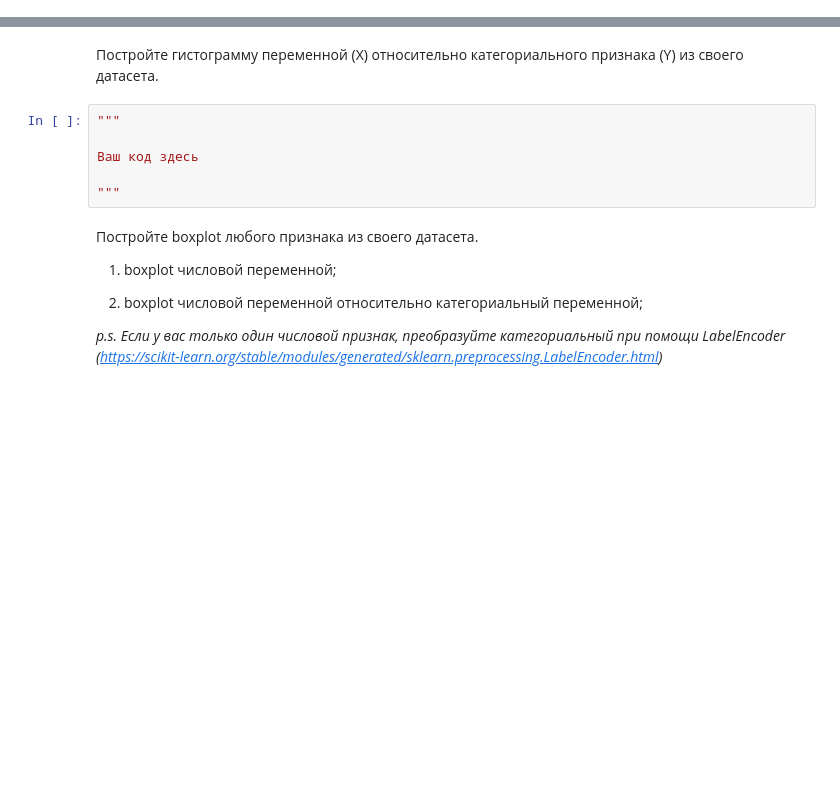
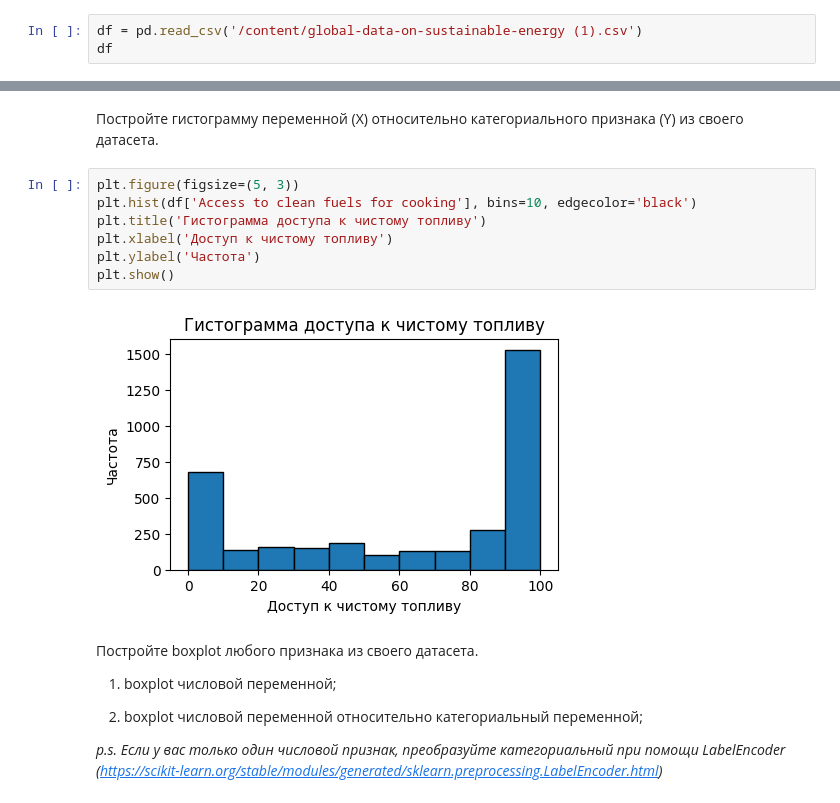
Before and after one commit to MaximRubbit2/-, a Jupyter notebook: Копия_блокнота_"Задание_2_ipynb".ipynb, the cells around one changed output, grey strips where cells are left out. Drawn from its saved outputs; the diff is of its cells as text; blank space fills up the shorter version.

```diff
--- a/Копия_блокнота_"Задание_2_ipynb".ipynb
+++ b/Копия_блокнота_"Задание_2_ipynb".ipynb
@@ -47,0 +47,3 @@ std
+# %%
+df = pd.read_csv('/content/global-data-on-sustainable-energy (1).csv')
+df
@@ -72,12 +135,15 @@ Example: видим, что среднее и отклонение различ
 ##Основы визуализации
 # %% [markdown]
  Постройте гистограмму переменной (X) относительно категориального признака (Y) из своего датасета.
-# %%
-"""
-
-Ваш код здесь
-
-"""
+# %%
+plt.figure(figsize=(5, 3))
+plt.hist(df['Access to clean fuels for cooking'], bins=10, edgecolor='black')
+plt.title('Гистограмма доступа к чистому топливу')
+plt.xlabel('Доступ к чистому топливу')
+plt.ylabel('Частота')
+plt.show()
+# %% [output]
+[figure, added]
 # %% [markdown]
 Постройте boxplot любого признака из своего датасета.
 
```
Also changed, not shown: parts of 39 cells of this notebook.
